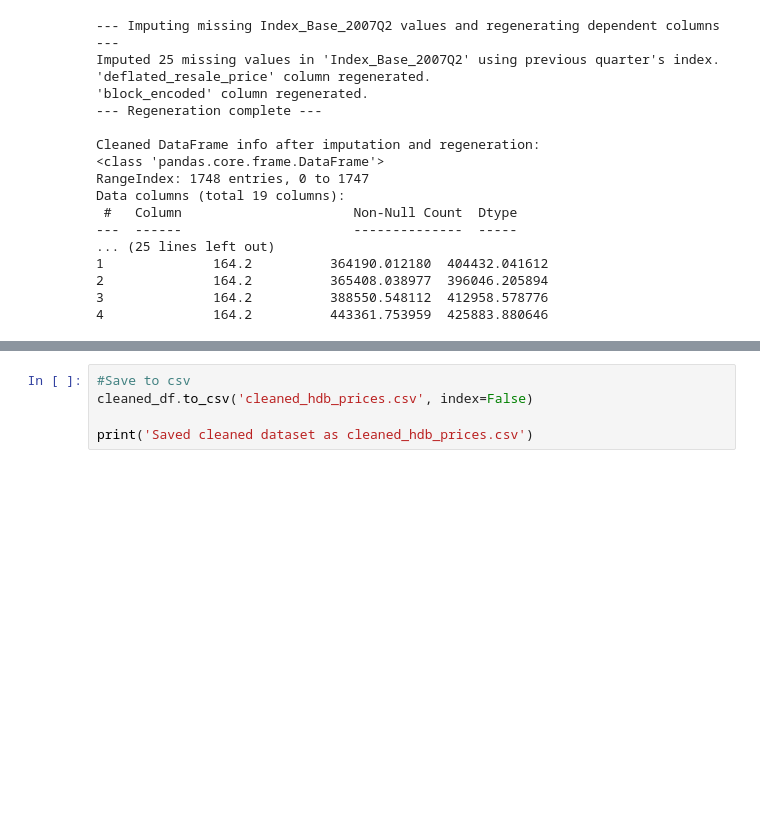
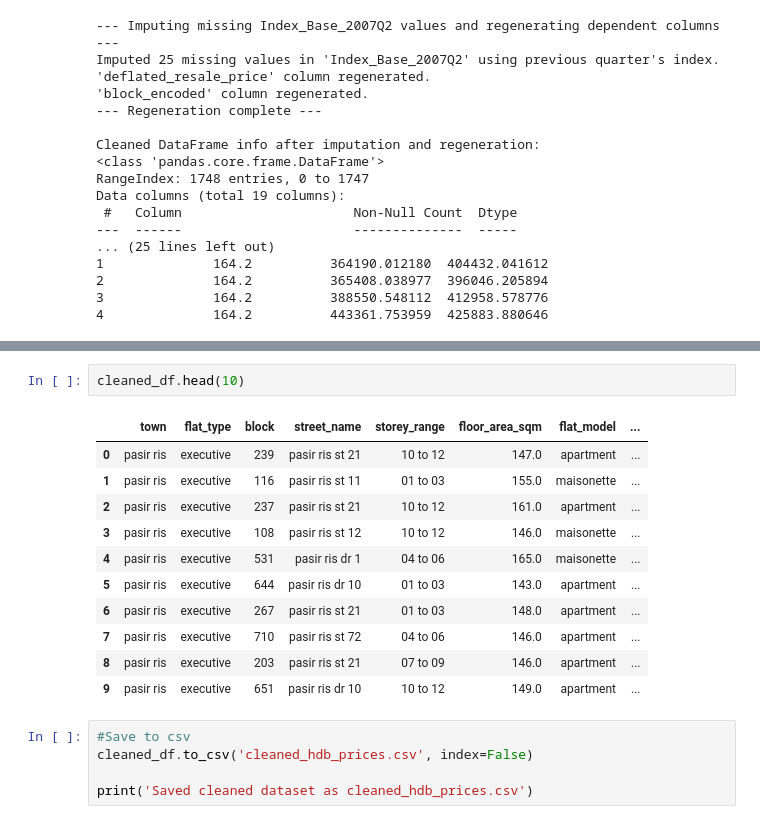
Before and after one commit to danielchin-ck/ADALL_github, a Jupyter notebook: 6096089w_cda1c03_adall_project_2026_ver4.ipynb, the cells around one changed output, grey strips where cells are left out. Drawn from its saved outputs; the diff is of its cells as text; blank space fills up the shorter version.

```diff
--- a/6096089w_cda1c03_adall_project_2026_ver4.ipynb
+++ b/6096089w_cda1c03_adall_project_2026_ver4.ipynb
@@ -1159,3 +1232,17 @@ display(cleaned_df.tail(20))
+# %%
+cleaned_df.head(10)
+# %% [output]
+|  | town | flat_type | block | street_name | storey_range | floor_area_sqm | flat_model | ... |
+| 0 | pasir ris | executive | 239 | pasir ris st 21 | 10 to 12 | 147.0 | apartment | ... |
+| 1 | pasir ris | executive | 116 | pasir ris st 11 | 01 to 03 | 155.0 | maisonette | ... |
+| 2 | pasir ris | executive | 237 | pasir ris st 21 | 10 to 12 | 161.0 | apartment | ... |
+| 3 | pasir ris | executive | 108 | pasir ris st 12 | 10 to 12 | 146.0 | maisonette | ... |
+| 4 | pasir ris | executive | 531 | pasir ris dr 1 | 04 to 06 | 165.0 | maisonette | ... |
+| 5 | pasir ris | executive | 644 | pasir ris dr 10 | 01 to 03 | 143.0 | apartment | ... |
+| 6 | pasir ris | executive | 267 | pasir ris st 21 | 01 to 03 | 148.0 | apartment | ... |
+| 7 | pasir ris | executive | 710 | pasir ris st 72 | 04 to 06 | 146.0 | apartment | ... |
+| 8 | pasir ris | executive | 203 | pasir ris st 21 | 07 to 09 | 146.0 | apartment | ... |
+| 9 | pasir ris | executive | 651 | pasir ris dr 10 | 10 to 12 | 149.0 | apartment | ... |
 # %%
 #Save to csv
 cleaned_df.to_csv('cleaned_hdb_prices.csv', index=False)
```
Also changed, not shown: parts of 4 cells of this notebook.
